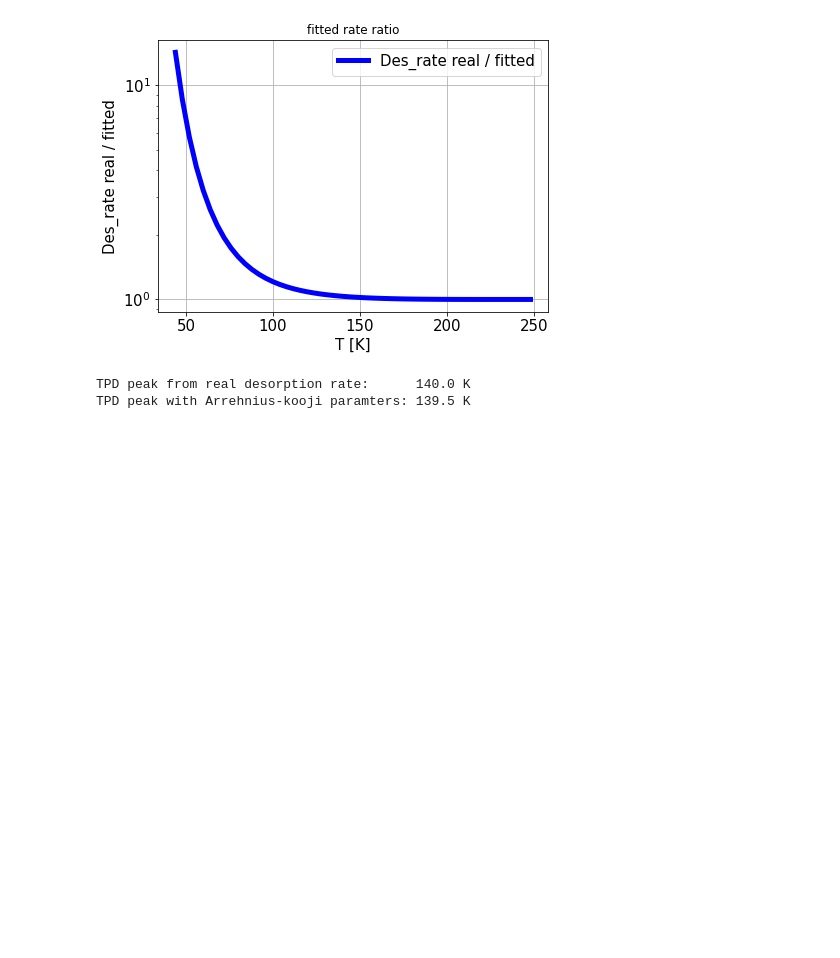
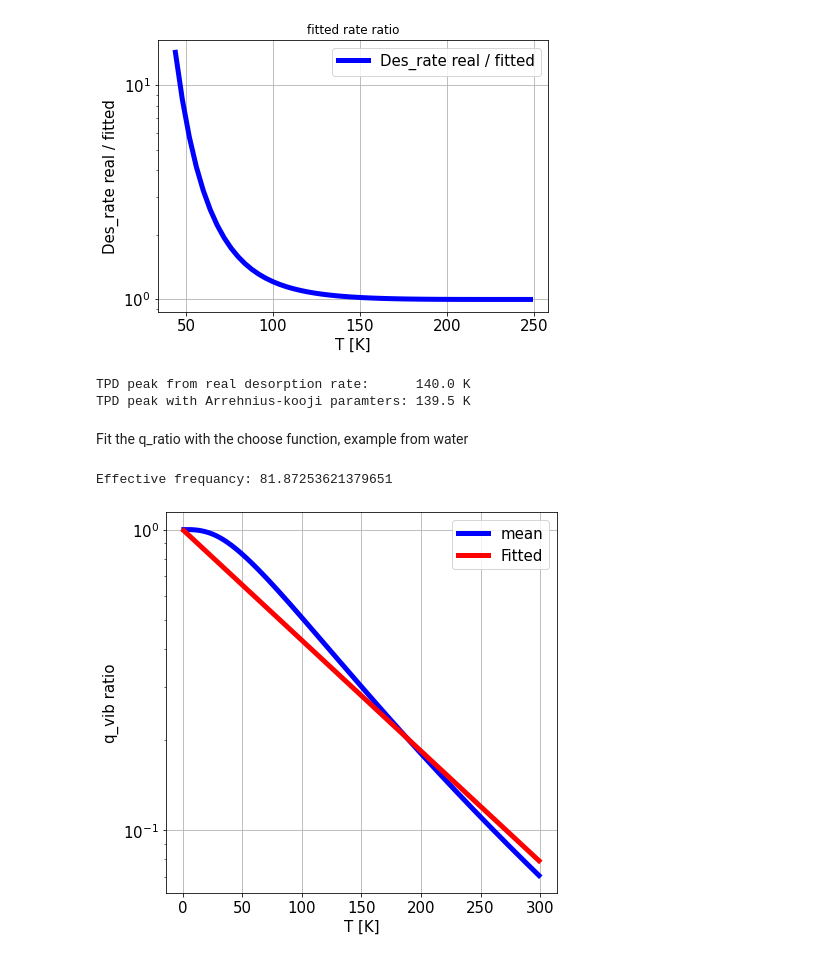
Before and after one commit to TinacciL/BE_prefactor, a Jupyter notebook: TPD_BE_examples_scipts.ipynb, the cells around one changed output. Saved outputs shown, nothing was run; the diff lists cells and outputs as text; code cells hidden in the pictures; blank space fills up the shorter version.

```diff
--- a/TPD_BE_examples_scipts.ipynb
+++ b/TPD_BE_examples_scipts.ipynb
@@ -242,3 +242,42 @@ Gamma: 6.440E+03 K
 [figure]
 TPD peak from real desorption rate:      140.0 K
 TPD peak with Arrehnius-kooji paramters: 139.5 K
+# %% [markdown]
+Fit the q_ratio with the choose function, example from water
+# %%
+import pandas as pd
+import numpy as np
+import matplotlib.pyplot as plt
+from scipy.optimize import curve_fit
+from scipy import optimize
+from lib import CMtoK
+
+with open("tmp/H2O_q_ratio_mean.csv","r") as data:
+	df_tmp = pd.read_csv(data, delimiter = '\t', index_col=False)
+
+def fit_function(T,freq):
+    return  np.log10(np.exp(- T/ freq / CMtoK))
+
+T 			= df_tmp['T'].to_numpy()
+q_vib_mean  = np.log10(df_tmp['mean'].to_numpy())
+
+par_i = [50]					#initial parameters
+
+popt, pcov = curve_fit(fit_function, T, q_vib_mean, maxfev=50000000)
+
+print('Effective frequancy: ' + str(popt[0]))
+
+fig, ax = plt.subplots(figsize=(7,7))
+ax.plot(T, np.power(10,q_vib_mean),color='blue',linewidth=5,label='mean')
+ax.plot(T, np.power(10,fit_function(T, *popt)),color='red',linewidth=5,label='Fitted')
+ax.set_xlabel('T [K]', fontsize=15)
+ax.set_ylabel('q_vib ratio', fontsize=15)
+ax.yaxis.set_tick_params(labelsize=15)
+ax.xaxis.set_tick_params(labelsize=15)
+ax.legend(fontsize=15)
+plt.yscale('log')
+ax.grid()
+plt.show()
+# %% [output]
+Effective frequancy: 81.87253621379651
+[figure, added]
```
Also changed, not shown: 1 other file.
